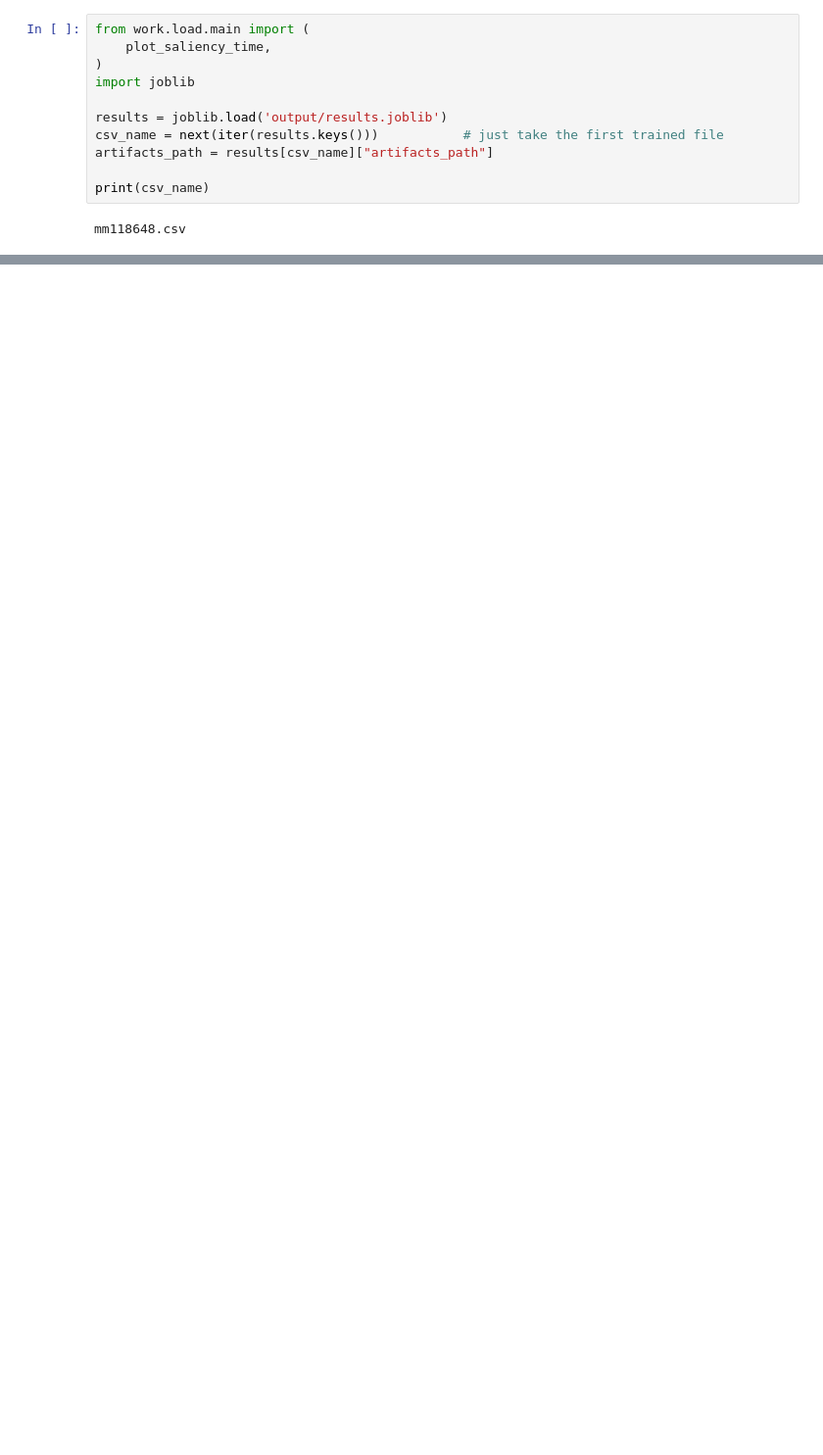
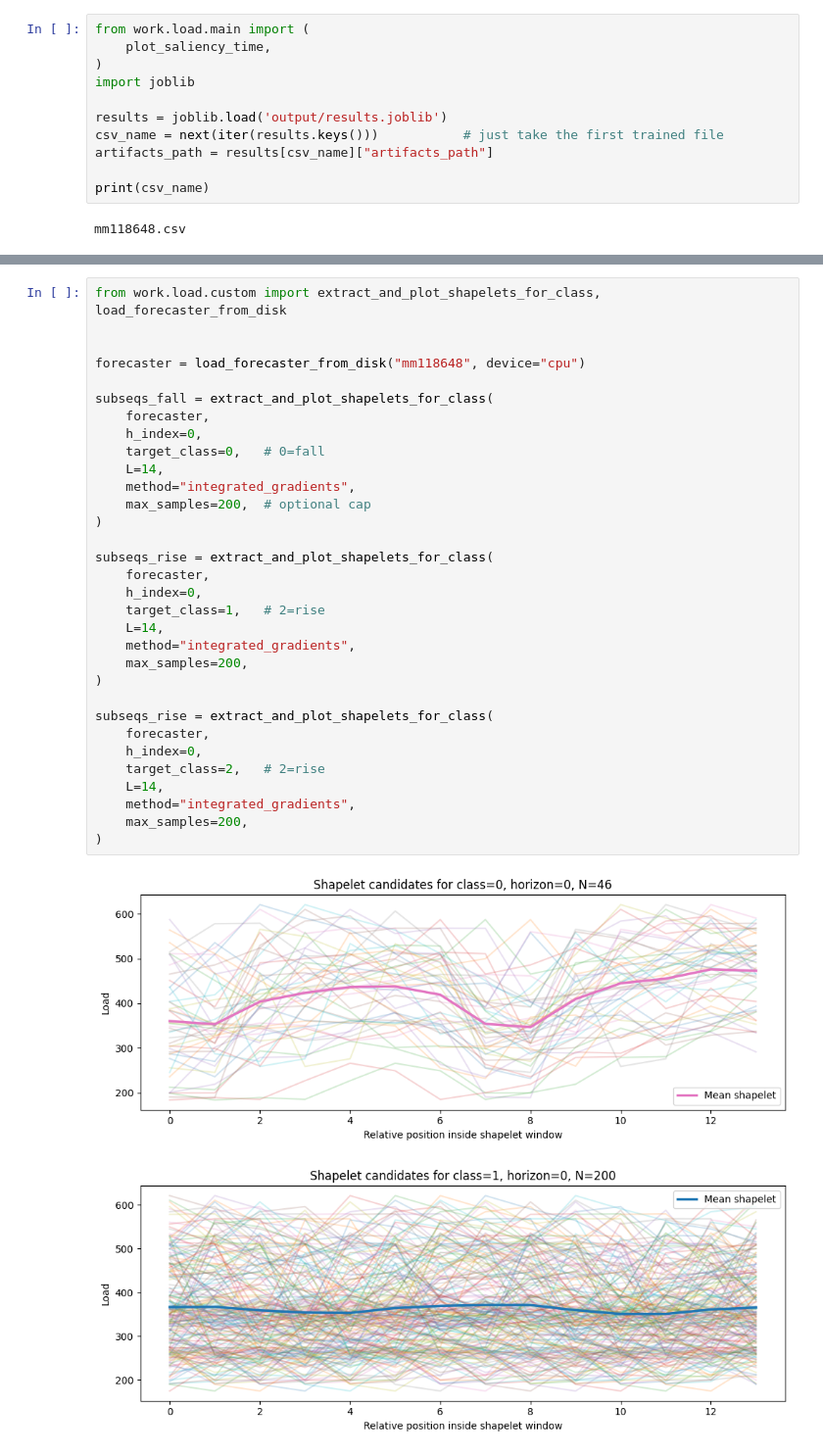
Before and after one commit to JanaJankovic/xai-sandbox, a Jupyter notebook: work/load/vis.ipynb, the cells around one changed output, grey strips where cells are left out. Shown at 98% size. Cells and saved outputs as stored; diff of their text form; blank space fills up the shorter version.

```diff
--- a/work/load/vis.ipynb
+++ b/work/load/vis.ipynb
@@ -23,0 +37,35 @@ _ = plot_saliency_time(
+# %%
+from work.load.custom import extract_and_plot_shapelets_for_class, load_forecaster_from_disk
+
+
+forecaster = load_forecaster_from_disk("mm118648", device="cpu")
+
+subseqs_fall = extract_and_plot_shapelets_for_class(
+    forecaster,
+    h_index=0,
+    target_class=0,   # 0=fall
+    L=14,
+    method="integrated_gradients",
+    max_samples=200,  # optional cap
+)
+
+subseqs_rise = extract_and_plot_shapelets_for_class(
+    forecaster,
+    h_index=0,
+    target_class=1,   # 2=rise
+    L=14,
+    method="integrated_gradients",
+    max_samples=200,
+)
+
+subseqs_rise = extract_and_plot_shapelets_for_class(
+    forecaster,
+    h_index=0,
+    target_class=2,   # 2=rise
+    L=14,
+    method="integrated_gradients",
+    max_samples=200,
+)
+# %% [output]
+[figure, added]
+[figure, added]
```
Also changed, not shown: parts of 3 cells of this notebook, 42 other files.
